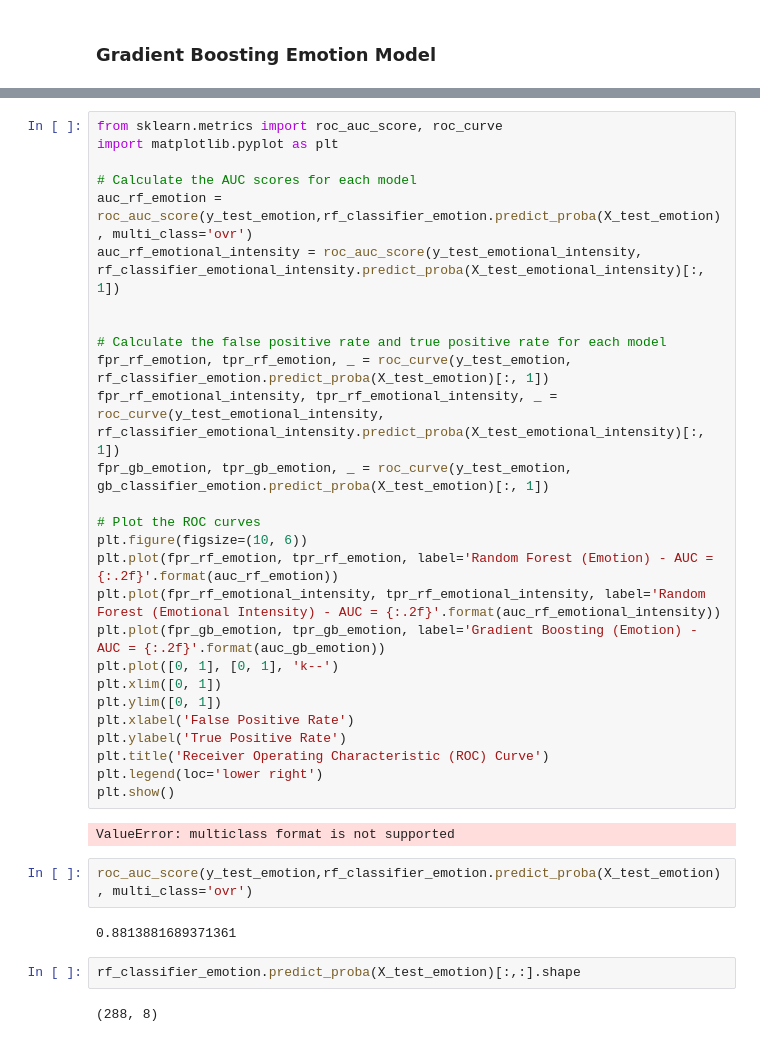
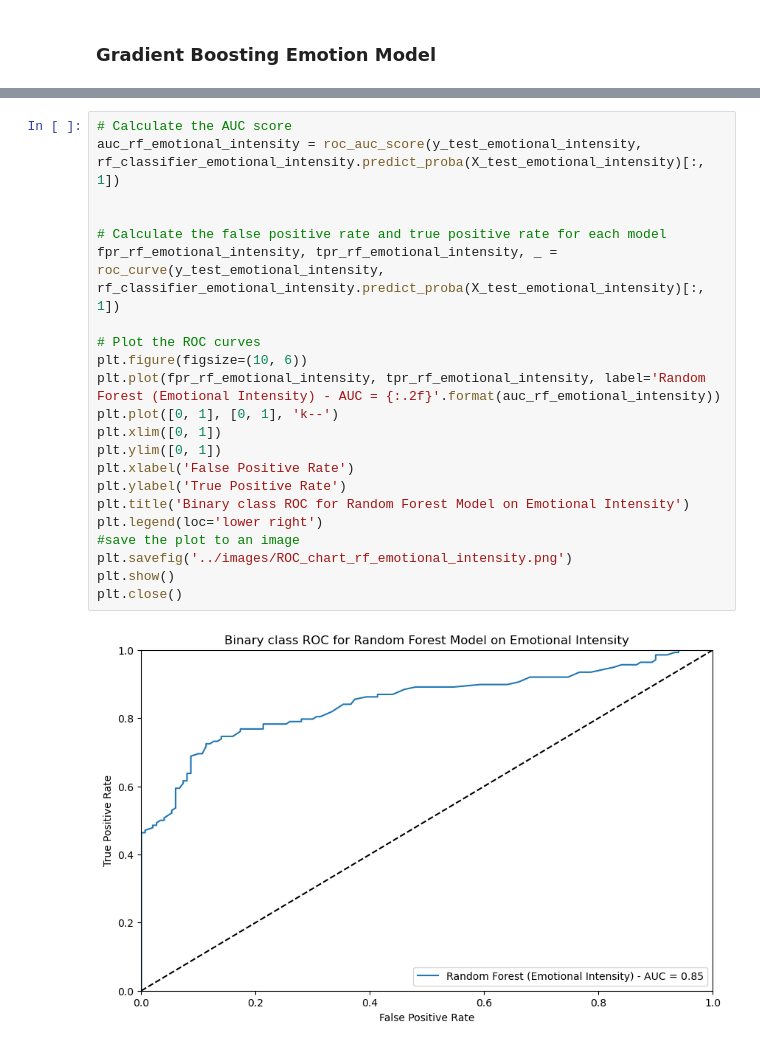
Before and after one commit to Samarth-Sharma-G/MoodMiners, a Jupyter notebook: 05_Assess/Assessing.ipynb, the cells around one changed output, grey strips where cells are left out. Cells and saved outputs as stored; diff of their text form.

Commit message:
*** ROCS in assessment nb, added images, readme edited

```diff
--- a/05_Assess/Assessing.ipynb
+++ b/05_Assess/Assessing.ipynb
@@ -149,37 +263,24 @@ auc_gb_emotion = roc_auc_score(y_test_emotion, gb_classifier_emotion.predict_pro
 # %%
-from sklearn.metrics import roc_auc_score, roc_curve
-import matplotlib.pyplot as plt
-
-# Calculate the AUC scores for each model
-auc_rf_emotion = roc_auc_score(y_test_emotion,rf_classifier_emotion.predict_proba(X_test_emotion), multi_class='ovr')
+# Calculate the AUC score
 auc_rf_emotional_intensity = roc_auc_score(y_test_emotional_intensity, rf_classifier_emotional_intensity.predict_proba(X_test_emotional_intensity)[:, 1])
 
 
 # Calculate the false positive rate and true positive rate for each model
-fpr_rf_emotion, tpr_rf_emotion, _ = roc_curve(y_test_emotion, rf_classifier_emotion.predict_proba(X_test_emotion)[:, 1])
 fpr_rf_emotional_intensity, tpr_rf_emotional_intensity, _ = roc_curve(y_test_emotional_intensity, rf_classifier_emotional_intensity.predict_proba(X_test_emotional_intensity)[:, 1])
-fpr_gb_emotion, tpr_gb_emotion, _ = roc_curve(y_test_emotion, gb_classifier_emotion.predict_proba(X_test_emotion)[:, 1])
 
 # Plot the ROC curves
 plt.figure(figsize=(10, 6))
-plt.plot(fpr_rf_emotion, tpr_rf_emotion, label='Random Forest (Emotion) - AUC = {:.2f}'.format(auc_rf_emotion))
 plt.plot(fpr_rf_emotional_intensity, tpr_rf_emotional_intensity, label='Random Forest (Emotional Intensity) - AUC = {:.2f}'.format(auc_rf_emotional_intensity))
-plt.plot(fpr_gb_emotion, tpr_gb_emotion, label='Gradient Boosting (Emotion) - AUC = {:.2f}'.format(auc_gb_emotion))
 plt.plot([0, 1], [0, 1], 'k--')
 plt.xlim([0, 1])
 plt.ylim([0, 1])
 plt.xlabel('False Positive Rate')
 plt.ylabel('True Positive Rate')
-plt.title('Receiver Operating Characteristic (ROC) Curve')
+plt.title('Binary class ROC for Random Forest Model on Emotional Intensity')
 plt.legend(loc='lower right')
+#save the plot to an image
+plt.savefig('../images/ROC_chart_rf_emotional_intensity.png')
 plt.show()
+plt.close()
 # %% [output]
-ValueError: multiclass format is not supported
+[figure, added]
-# %%
-roc_auc_score(y_test_emotion,rf_classifier_emotion.predict_proba(X_test_emotion), multi_class='ovr')
-# %% [output]
-0.8813881689371361
-# %%
-rf_classifier_emotion.predict_proba(X_test_emotion)[:,:].shape
-# %% [output]
-(288, 8)
```
Also changed, not shown: parts of 21 cells of this notebook, 9 other files.
